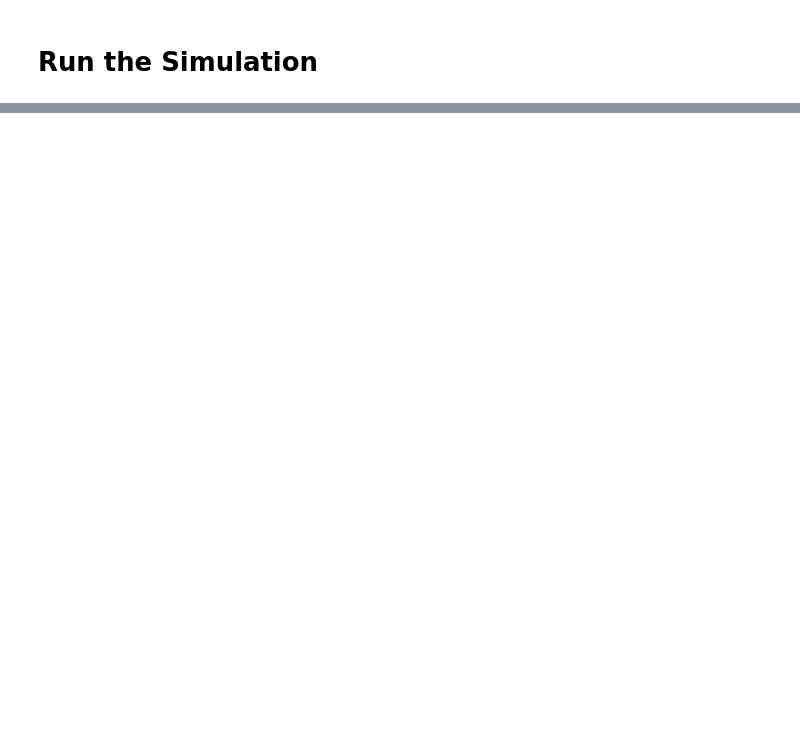
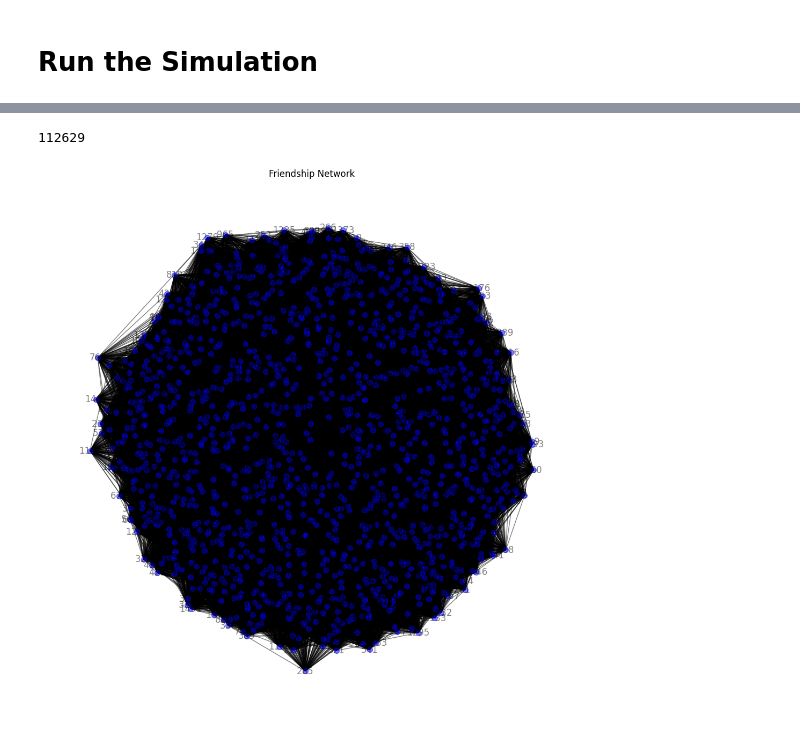
Before and after one commit to lvyvey/Overpoort, a Jupyter notebook: Simulation.ipynb, the cells around one changed output, grey strips where cells are left out. Saved outputs shown, nothing was run; the diff lists cells and outputs as text; code cells hidden in the pictures; blank space fills up the shorter version.

```diff
--- a/Simulation.ipynb
+++ b/Simulation.ipynb
@@ -158,0 +233,32 @@ def plot_results(results):
+# %%
+# Run one simulation for the top configuration
+top_config = {
+    "num_students": 1500,
+    "num_police": 30,
+    "steps": 360,
+    "aggress_threshold": 0.9,
+    "mode": 'random',
+    "discount": False,
+    "graph_type": 'erdos'
+}
+# %%
+# Run the simulation for the top configuration
+top_simulation_result = run_simulation(top_config)
+# %%
+friends_network = top_simulation_result['friendship_network']
+# %%
+len(friends_network.edges())
+# %% [output]
+112629
+# %%
+# Create a graph from friends_network.edges()
+G = nx.Graph()
+for edge in friends_network.edges():
+    G.add_edge(edge[0], edge[1])
+pos = nx.spring_layout(G)
+plt.figure(figsize=(10, 10))
+nx.draw(G, pos, with_labels=True, node_size=50, node_color='blue', alpha=0.5)
+plt.title("Friendship Network")
+plt.show()
+# %% [output]
+[figure, added]
```
Also changed, not shown: parts of 69 cells of this notebook, 8 other files.
